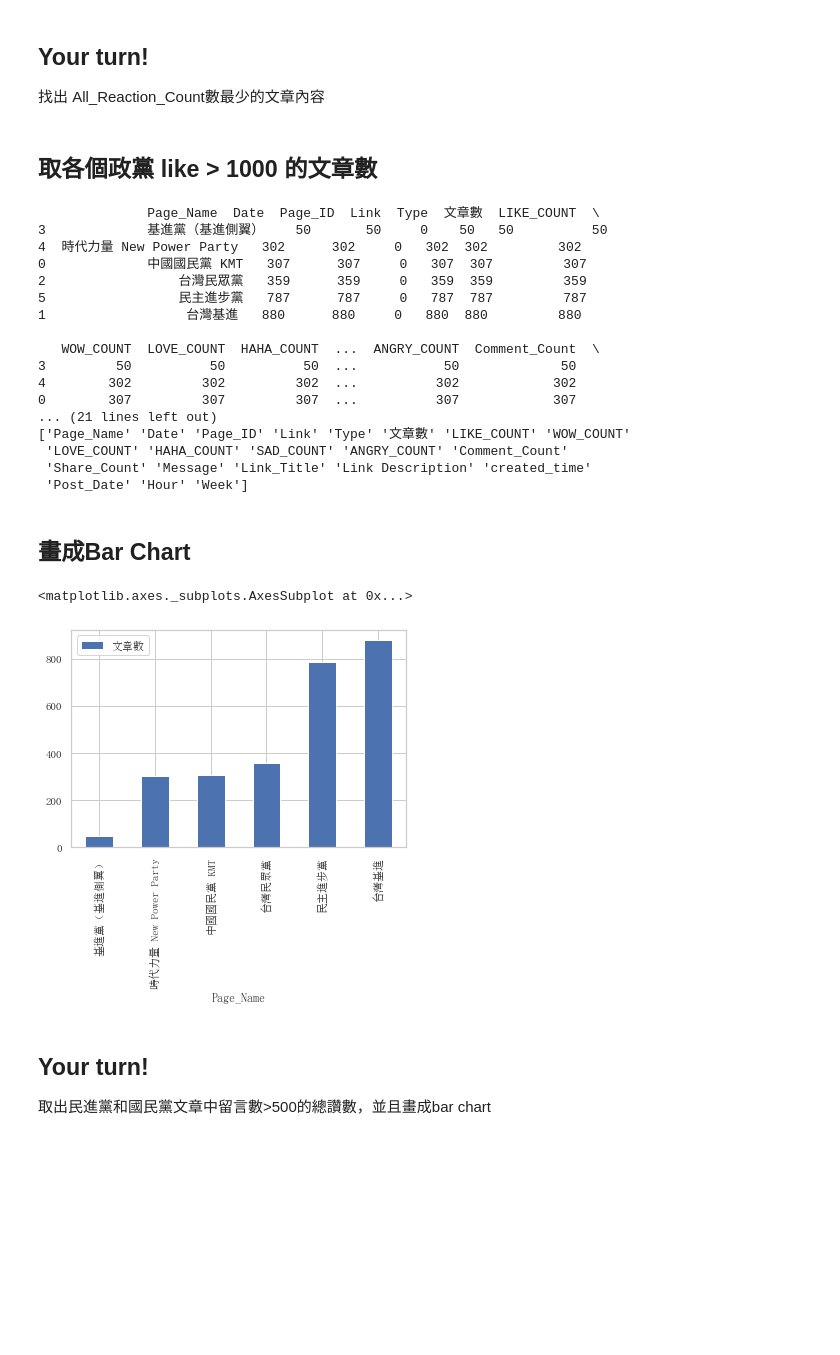
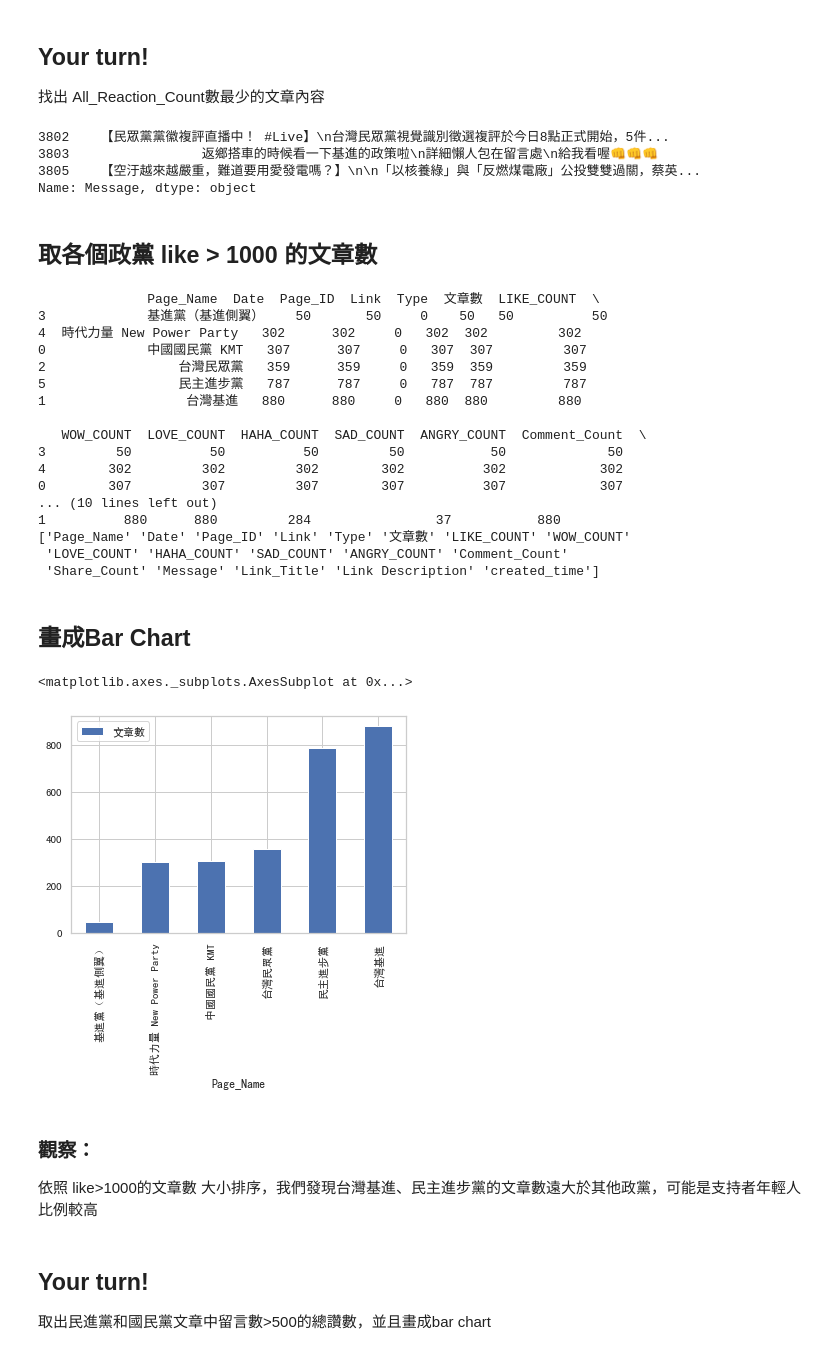
Before and after one commit to pecu/POLITICS-AND-INFORMATION, a Jupyter notebook: 321_code/example_all.ipynb, the cells around one changed output. Drawn from its saved outputs; the diff is of its cells as text; code cells hidden in the pictures; blank space fills up the shorter version.

```diff
--- a/321_code/example_all.ipynb
+++ b/321_code/example_all.ipynb
@@ -147,7 +129,7 @@ C:\Users\User\Anaconda3\lib\site-packages\matplotlib\__init__.py
 import matplotlib.pyplot as plt #載入要畫畫的套件，之後使用的時候呼叫plt就可以了
 
 #設定中文字形
-plt.rcParams['font.sans-serif']=['simsun']
+plt.rcParams['font.sans-serif']=['SimHei']
 #剛剛的likedata，可以利用plot.bar畫圖，設定xy軸的值各是likedata的name和LIKE
 likedata.plot.bar(x='Name', y='LIKE')
 # %% [output]
@@ -207,8 +188,9 @@ likedata
 ## 找出comment數最多的文章內容
 # %%
 import pandas as pd
-df = pd.read_csv("data/10802_2020_party.csv")
+df = pd.read_csv("10802_2020.csv")
+#min(),mean()
 print(max(df.Comment_Count))
-print(df[(df['Comment_Count'] == max(df.Comment_Count) )]['Message'])
+print(df[ (df['Comment_Count'] == max(df.Comment_Count) ) ])
 # %% [output]
 28413
@@ -217,6 +214,13 @@ Name: Message, dtype: object
 # %% [markdown]
 ## Your turn!
 找出 All_Reaction_Count數最少的文章內容
+# %%
+print(df[ (df['All_Reaction_Count'] == min(df.All_Reaction_Count) ) ]['Message'])
+# %% [output]
+3802    【民眾黨黨徽複評直播中！ #Live】\n台灣民眾黨視覺識別徵選複評於今日8點正式開始，5件...
+3803                 返鄉搭車的時候看一下基進的政策啦\n詳細懶人包在留言處\n給我看喔👊👊👊
+3805    【空汙越來越嚴重，難道要用愛發電嗎？】\n\n「以核養綠」與「反燃煤電廠」公投雙雙過關，蔡英...
+Name: Message, dtype: object
 # %% [markdown]
 ## 取各個政黨 like > 1000 的文章數
 # %%
@@ -225,15 +229,17 @@ import matplotlib.pyplot as plt
 import seaborn as sns
 import numpy as np
 
-plt.rcParams['font.sans-serif'] = ['simsun']
+plt.rcParams['font.sans-serif'] = ['SimHei']
 plt.rcParams['axes.unicode_minus'] = False
 sns.set(font=['sans-serif'])
-sns.set_style("whitegrid",{"font.sans-serif":['simsun']})
+sns.set_style("whitegrid",{"font.sans-serif":['SimHei']})
 
 #count() 的用法是計算個數
 #試試看sum(),mean(),median()...
 
 likedf = df[(df['LIKE_COUNT'] > 1000)].groupby(by ='Page_Name').count().reset_index().sort_values('All_Reaction_Count')
+
+
 likedf = df[(df['LIKE_COUNT'] > 1000)].groupby(by ='Page_Name').count().reset_index().sort_values('All_Reaction_Count')
 likedf = likedf.rename(columns={'All_Reaction_Count': '文章數'})
 print(likedf)
@@ -247,25 +253,28 @@ print(likedf.columns.values)
 5                 民主進步黨   787      787     0   787  787         787
 1                  台灣基進   880      880     0   880  880         880
 
-   WOW_COUNT  LOVE_COUNT  HAHA_COUNT  ...  ANGRY_COUNT  Comment_Count  \
-3         50          50          50  ...           50             50
-4        302         302         302  ...          302            302
-0        307         307         307  ...          307            307
-... (21 lines left out)
+   WOW_COUNT  LOVE_COUNT  HAHA_COUNT  SAD_COUNT  ANGRY_COUNT  Comment_Count  \
+3         50          50          50         50           50             50
+4        302         302         302        302          302            302
+0        307         307         307        307          307            307
+... (10 lines left out)
+1          880      880         284                37           880
 ['Page_Name' 'Date' 'Page_ID' 'Link' 'Type' '文章數' 'LIKE_COUNT' 'WOW_COUNT'
  'LOVE_COUNT' 'HAHA_COUNT' 'SAD_COUNT' 'ANGRY_COUNT' 'Comment_Count'
- 'Share_Count' 'Message' 'Link_Title' 'Link Description' 'created_time'
- 'Post_Date' 'Hour' 'Week']
+ 'Share_Count' 'Message' 'Link_Title' 'Link Description' 'created_time']
 # %% [markdown]
 ## 畫成Bar Chart
 # %%
 import matplotlib.pyplot as plt
-plt.rcParams['font.sans-serif']=['simsun']
+plt.rcParams['font.sans-serif']=['SimHei']
 
 likedf.plot.bar(x='Page_Name', y='文章數')
 # %% [output]
 <matplotlib.axes._subplots.AxesSubplot at 0x...>
-[figure, old version]
+[figure, new version]
+# %% [markdown]
+### 觀察：
+依照 like>1000的文章數 大小排序，我們發現台灣基進、民主進步黨的文章數遠大於其他政黨，可能是支持者年輕人比例較高
 # %% [markdown]
 ## Your turn!
 
```
Also changed, not shown: parts of 40 cells of this notebook, 11 other files.
